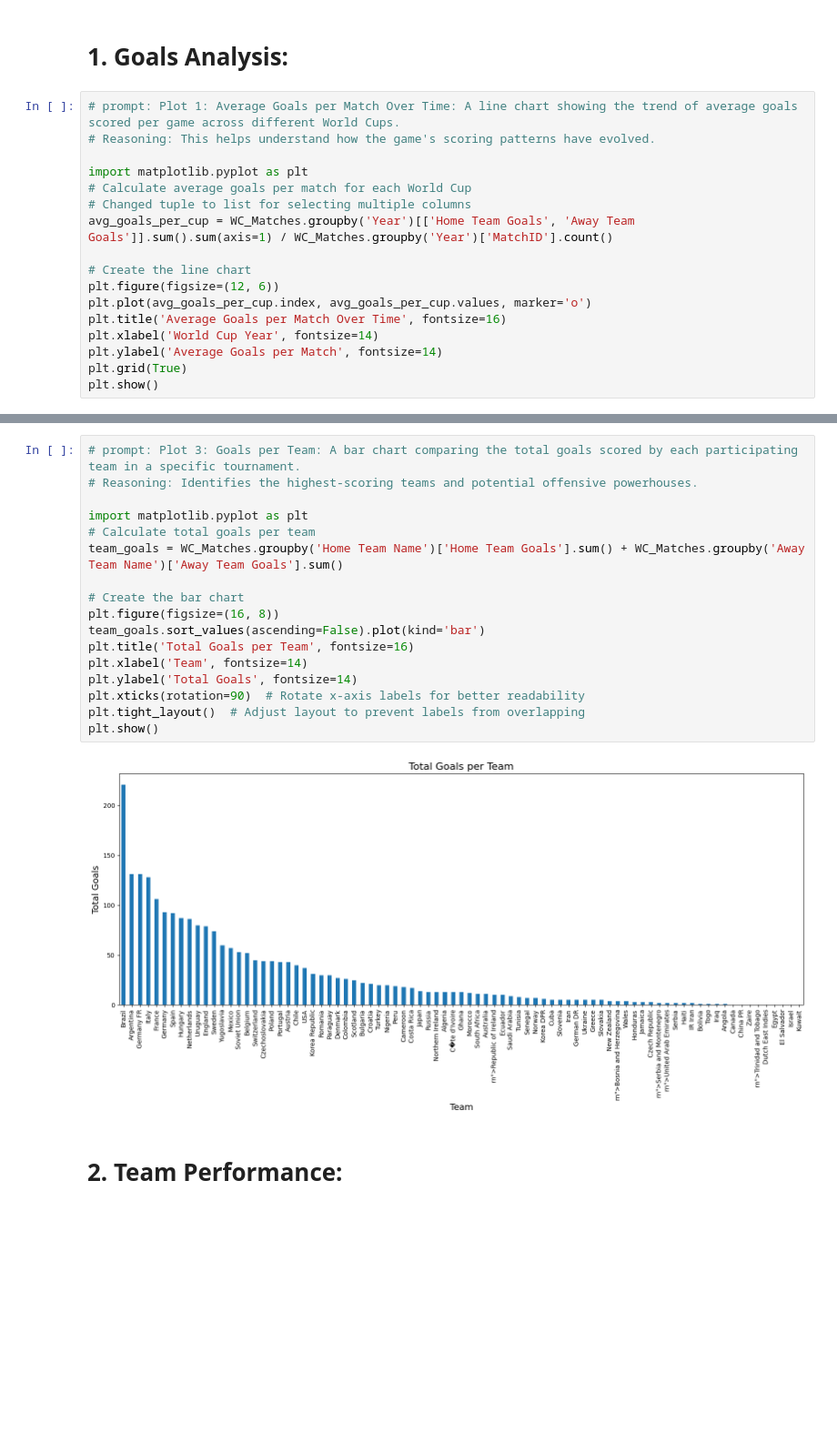
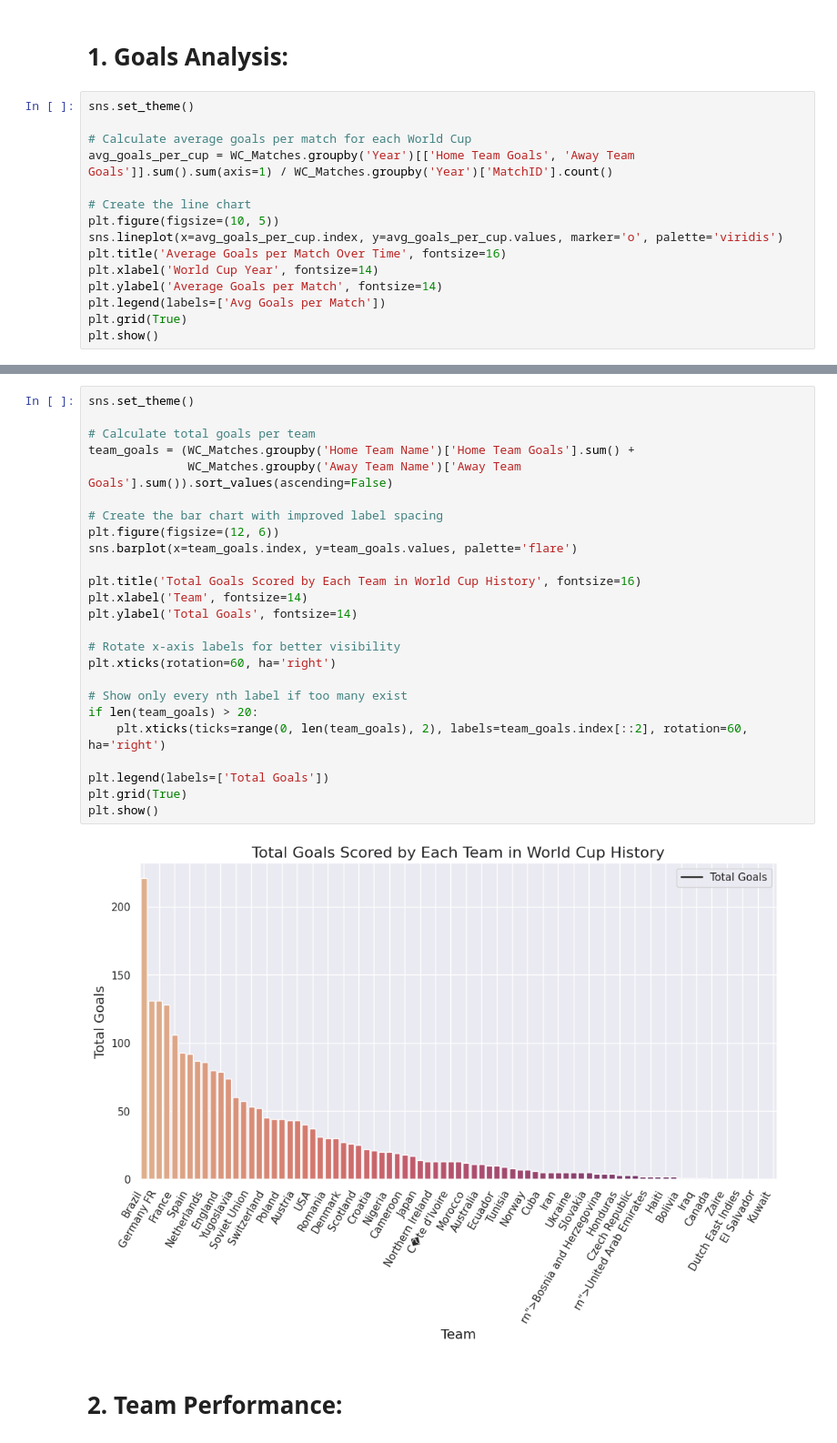
Before and after one commit to Rathod11jay/Unified_Mentor, a Jupyter notebook: FIFA_World_Cup_Analysis.ipynb, the cells around one changed output, grey strips where cells are left out. Shown at 91% size. Drawn from its saved outputs; the diff is of its cells as text; blank space fills up the shorter version.

```diff
--- a/FIFA_World_Cup_Analysis.ipynb
+++ b/FIFA_World_Cup_Analysis.ipynb
@@ -131,20 +131,18 @@ WC Duplicate data:  0
 # %% [markdown]
 # 1. Goals Analysis:
 # %%
-# prompt: Plot 1: Average Goals per Match Over Time: A line chart showing the trend of average goals scored per game across different World Cups.
-# Reasoning: This helps understand how the game's scoring patterns have evolved.
+sns.set_theme()
 
-import matplotlib.pyplot as plt
 # Calculate average goals per match for each World Cup
-# Changed tuple to list for selecting multiple columns
 avg_goals_per_cup = WC_Matches.groupby('Year')[['Home Team Goals', 'Away Team Goals']].sum().sum(axis=1) / WC_Matches.groupby('Year')['MatchID'].count()
 
 # Create the line chart
-plt.figure(figsize=(12, 6))
-plt.plot(avg_goals_per_cup.index, avg_goals_per_cup.values, marker='o')
+plt.figure(figsize=(10, 5))
+sns.lineplot(x=avg_goals_per_cup.index, y=avg_goals_per_cup.values, marker='o', palette='viridis')
 plt.title('Average Goals per Match Over Time', fontsize=16)
 plt.xlabel('World Cup Year', fontsize=14)
 plt.ylabel('Average Goals per Match', fontsize=14)
+plt.legend(labels=['Avg Goals per Match'])
 plt.grid(True)
 plt.show()
 # %% [output]
@@ -182,22 +182,30 @@ plt.show()
 # %%
-# prompt: Plot 3: Goals per Team: A bar chart comparing the total goals scored by each participating team in a specific tournament.
-# Reasoning: Identifies the highest-scoring teams and potential offensive powerhouses.
+sns.set_theme()
 
-import matplotlib.pyplot as plt
 # Calculate total goals per team
-team_goals = WC_Matches.groupby('Home Team Name')['Home Team Goals'].sum() + WC_Matches.groupby('Away Team Name')['Away Team Goals'].sum()
+team_goals = (WC_Matches.groupby('Home Team Name')['Home Team Goals'].sum() +
+              WC_Matches.groupby('Away Team Name')['Away Team Goals'].sum()).sort_values(ascending=False)
 
-# Create the bar chart
-plt.figure(figsize=(16, 8))
-team_goals.sort_values(ascending=False).plot(kind='bar')
-plt.title('Total Goals per Team', fontsize=16)
+# Create the bar chart with improved label spacing
+plt.figure(figsize=(12, 6))
+sns.barplot(x=team_goals.index, y=team_goals.values, palette='flare')
+
+plt.title('Total Goals Scored by Each Team in World Cup History', fontsize=16)
 plt.xlabel('Team', fontsize=14)
 plt.ylabel('Total Goals', fontsize=14)
-plt.xticks(rotation=90)  # Rotate x-axis labels for better readability
-plt.tight_layout()  # Adjust layout to prevent labels from overlapping
+
+# Rotate x-axis labels for better visibility
+plt.xticks(rotation=60, ha='right')
+
+# Show only every nth label if too many exist
+if len(team_goals) > 20:
+    plt.xticks(ticks=range(0, len(team_goals), 2), labels=team_goals.index[::2], rotation=60, ha='right')
+
+plt.legend(labels=['Total Goals'])
+plt.grid(True)
 plt.show()
 # %% [output]
-[figure, old version]
+[figure, new version]
 # %% [markdown]
 # 2. Team Performance:
 # %%
```
Also changed, not shown: parts of 19 cells of this notebook.
